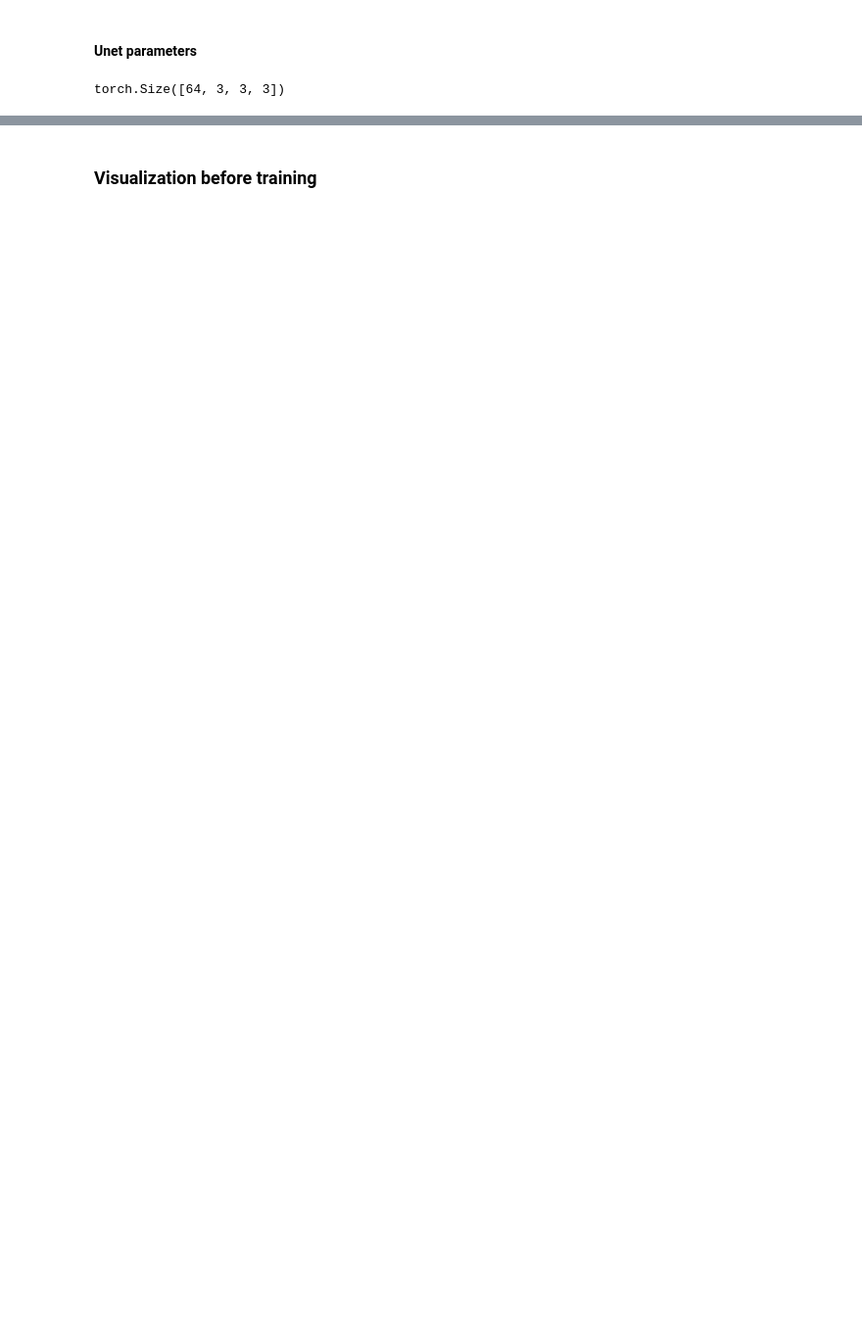
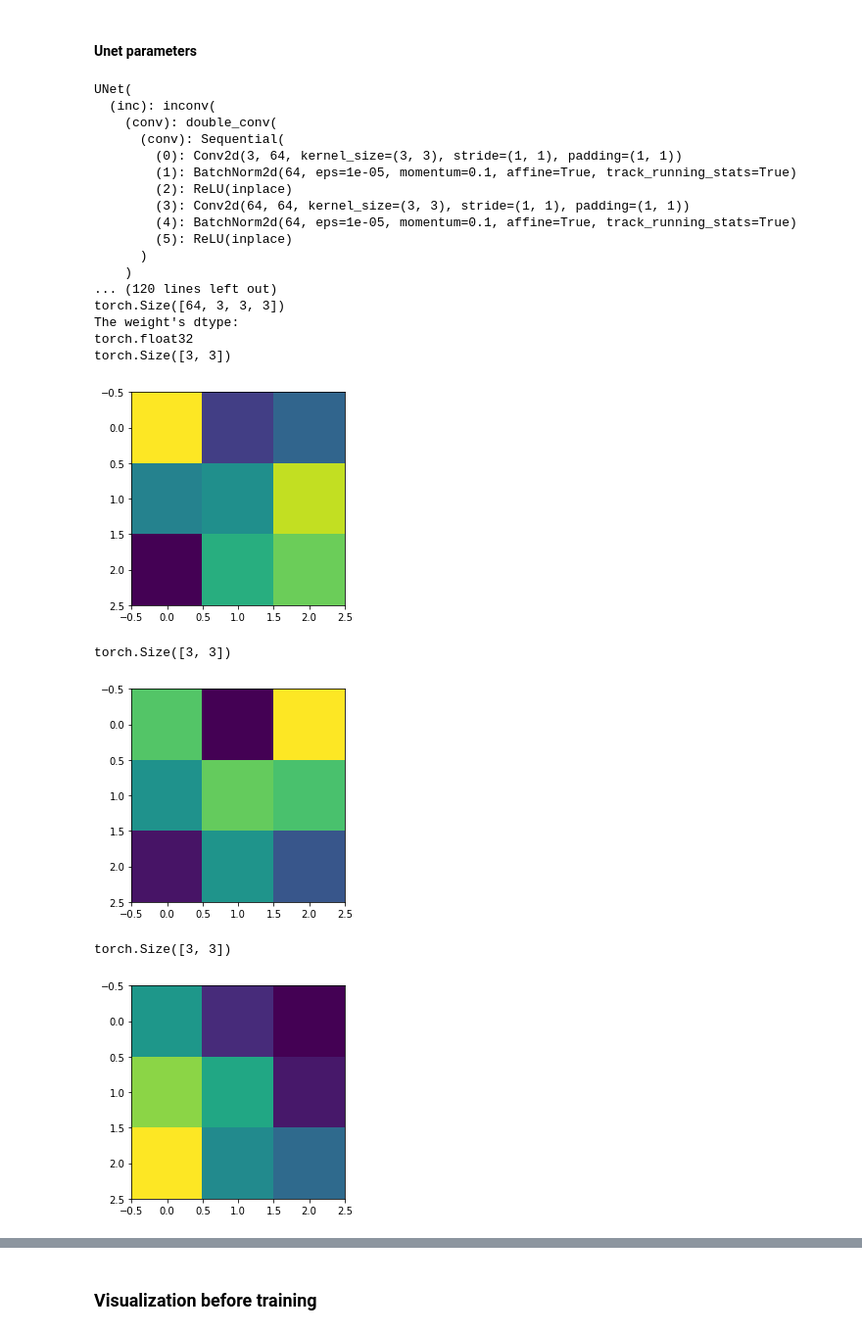
Before and after one commit to xysong1201/MRIImage_segmentation, a Jupyter notebook: Unet.ipynb, the cells around one changed output, grey strips where cells are left out. Shown at 98% size. Drawn from its saved outputs; the diff is of its cells as text; code cells hidden in the pictures; blank space fills up the shorter version.

```diff
--- a/Unet.ipynb
+++ b/Unet.ipynb
@@ -276,8 +269,0 @@ Transformed_dataset is : <class '__main__.TrainDataset'>
-# %%
-for i in range(len(transformed_dataset)):
-    sample = transformed_dataset[i]
-    image = sample['image']
-    mask = sample['semantic']
-
-    if i ==2:
-        break
@@ -473,18 +459,45 @@ class UNet(nn.Module):
 # %% [markdown]
 #### Unet parameters
 # %%
-unet = UNet(3,3).double()
-#print(unet)
+unet = UNet(3,3)
+print(unet)
 unet_params = list(unet.parameters())
-#print(len(unet_params))
+print("The length of the unet parameter is: ")
+print(len(unet_params))
+print("The conv1's weight: ")
 print(unet_params[0].size()) # conv1's weight  0.4.
+print("The weight's dtype: ")
+print(unet_params[0].dtype)
 
-# visualization of the weight
-# for m in range(64):
-#     for n in range(3):
-#         first_weight = unet_params[0].detach().squeeze()[m,n,:,:]
-#         #print(first_weight.size())
-#         plt.imshow(first_weight)
-#         plt.pause(1)
+#visualization of the weight
+for m in range(64):
+    for n in range(3):
+        first_weight = unet_params[0].detach().squeeze()[m,n,:,:]
+        print(first_weight.size())
+        plt.imshow(first_weight)
+        plt.pause(1)
+    if m ==0:
+        break
 # %% [output]
+UNet(
+  (inc): inconv(
+    (conv): double_conv(
+      (conv): Sequential(
+        (0): Conv2d(3, 64, kernel_size=(3, 3), stride=(1, 1), padding=(1, 1))
+        (1): BatchNorm2d(64, eps=1e-05, momentum=0.1, affine=True, track_running_stats=True)
+        (2): ReLU(inplace)
+        (3): Conv2d(64, 64, kernel_size=(3, 3), stride=(1, 1), padding=(1, 1))
+        (4): BatchNorm2d(64, eps=1e-05, momentum=0.1, affine=True, track_running_stats=True)
+        (5): ReLU(inplace)
+      )
+    )
+... (120 lines left out)
 torch.Size([64, 3, 3, 3])
+The weight's dtype:
+torch.float32
+torch.Size([3, 3])
+[figure, added]
+torch.Size([3, 3])
+[figure, added]
+torch.Size([3, 3])
+[figure, added]
```
Also changed, not shown: parts of 27 cells of this notebook.
